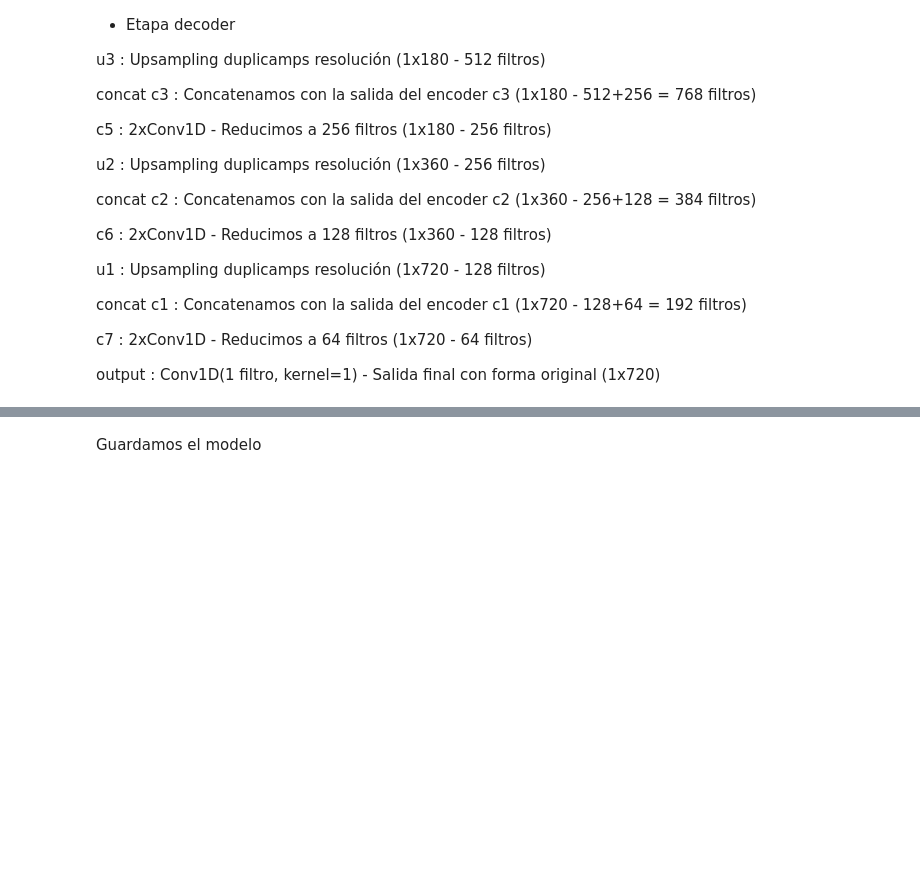
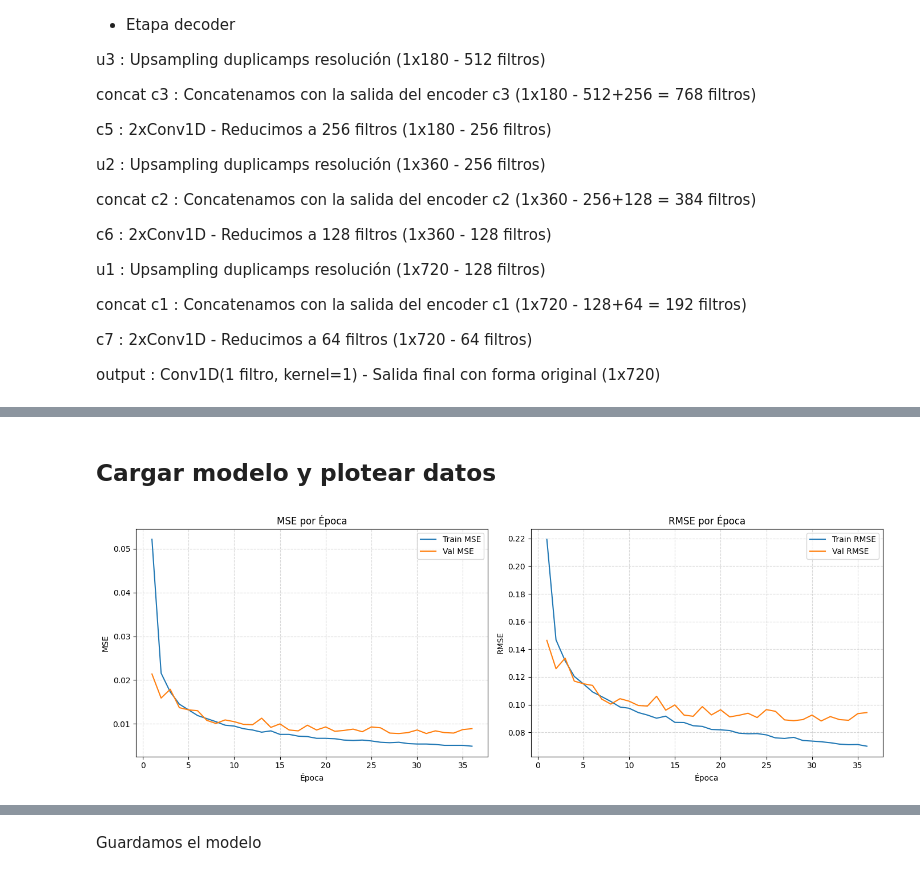
Before and after one commit to xTemuko/unet_ecg, a Jupyter notebook: unet_ecg_denoise_v0.ipynb, the cells around one changed output, grey strips where cells are left out. Cells and saved outputs as stored; diff of their text form; code cells hidden in the pictures; blank space fills up the shorter version.

```diff
--- a/unet_ecg_denoise_v0.ipynb
+++ b/unet_ecg_denoise_v0.ipynb
@@ -668,3 +716,65 @@ Epoch 20/20
+# %% [markdown]
+## Cargar modelo y plotear datos
+# %%
+model = models.load_model("ecg_denoising_unet_v_final_.keras")
+
+loss = [
+    0.0522, 0.0216, 0.0173, 0.0145, 0.0132, 0.0119, 0.0112, 0.0105,
+    0.0097, 0.0095, 0.0089, 0.0086, 0.0081, 0.0084, 0.0076, 0.0076,
+    0.0072, 0.0071, 0.0067, 0.0067, 0.0066, 0.0063, 0.0062, 0.0063,
+    0.0061, 0.0058, 0.0057, 0.0058, 0.0055, 0.0054, 0.0054, 0.0053,
+    0.0051, 0.0051, 0.0051, 0.0049
+]
+val_loss = [
+    0.0214, 0.0159, 0.0179, 0.0137, 0.0132, 0.0130, 0.0108, 0.0101,
+    0.0109, 0.0105, 0.0099, 0.0098, 0.0113, 0.0092, 0.0100, 0.0086,
+    0.0084, 0.0097, 0.0086, 0.0093, 0.0083, 0.0085, 0.0088, 0.0082,
+    0.0093, 0.0091, 0.0079, 0.0078, 0.0080, 0.0086, 0.0078, 0.0084,
+    0.0080, 0.0079, 0.0087, 0.0089
+]
+rmse = [
+    0.2195, 0.1468, 0.1317, 0.1204, 0.1150, 0.1092, 0.1058, 0.1023,
+    0.0983, 0.0974, 0.0943, 0.0925, 0.0902, 0.0917, 0.0872, 0.0871,
+    0.0848, 0.0843, 0.0821, 0.0818, 0.0813, 0.0794, 0.0790, 0.0791,
+    0.0782, 0.0760, 0.0756, 0.0764, 0.0741, 0.0737, 0.0732, 0.0725,
+    0.0715, 0.0711, 0.0712, 0.0700
+]
+val_rmse = [
+    0.1464, 0.1260, 0.1336, 0.1170, 0.1151, 0.1139, 0.1040, 0.1004,
+    0.1043, 0.1025, 0.0994, 0.0990, 0.1061, 0.0960, 0.0998, 0.0925,
+    0.0916, 0.0986, 0.0926, 0.0963, 0.0912, 0.0923, 0.0938, 0.0907,
+    0.0964, 0.0952, 0.0890, 0.0884, 0.0892, 0.0925, 0.0882, 0.0914,
+    0.0892, 0.0887, 0.0935, 0.0943
+]
+
+# Creamos un rango de épocas
+epochs = range(1, len(loss) + 1)
+
+# Creamos la figura con dos subplots lado a lado
+fig, (ax1, ax2) = plt.subplots(1, 2, figsize=(14, 5))
+
+# Izquierda: MSE (loss)
+ax1.plot(epochs, loss,        label='Train MSE')
+ax1.plot(epochs, val_loss,    label='Val MSE')
+ax1.set_title('MSE por Época')
+ax1.set_xlabel('Época')
+ax1.set_ylabel('MSE')
+ax1.legend()
+ax1.grid(True, linestyle='--', alpha=0.5)
+
+# Derecha: RMSE
+ax2.plot(epochs, rmse,        label='Train RMSE')
+ax2.plot(epochs, val_rmse,    label='Val RMSE')
+ax2.set_title('RMSE por Época')
+ax2.set_xlabel('Época')
+ax2.set_ylabel('RMSE')
+ax2.legend()
+ax2.grid(True, linestyle='--', alpha=0.5)
+
+plt.tight_layout()
+plt.show()
+# %% [output]
+[figure, added]
 # %%
 # Pérdida (loss)
 plt.figure(figsize=(12, 5))
```
Also changed, not shown: parts of 22 cells of this notebook.
